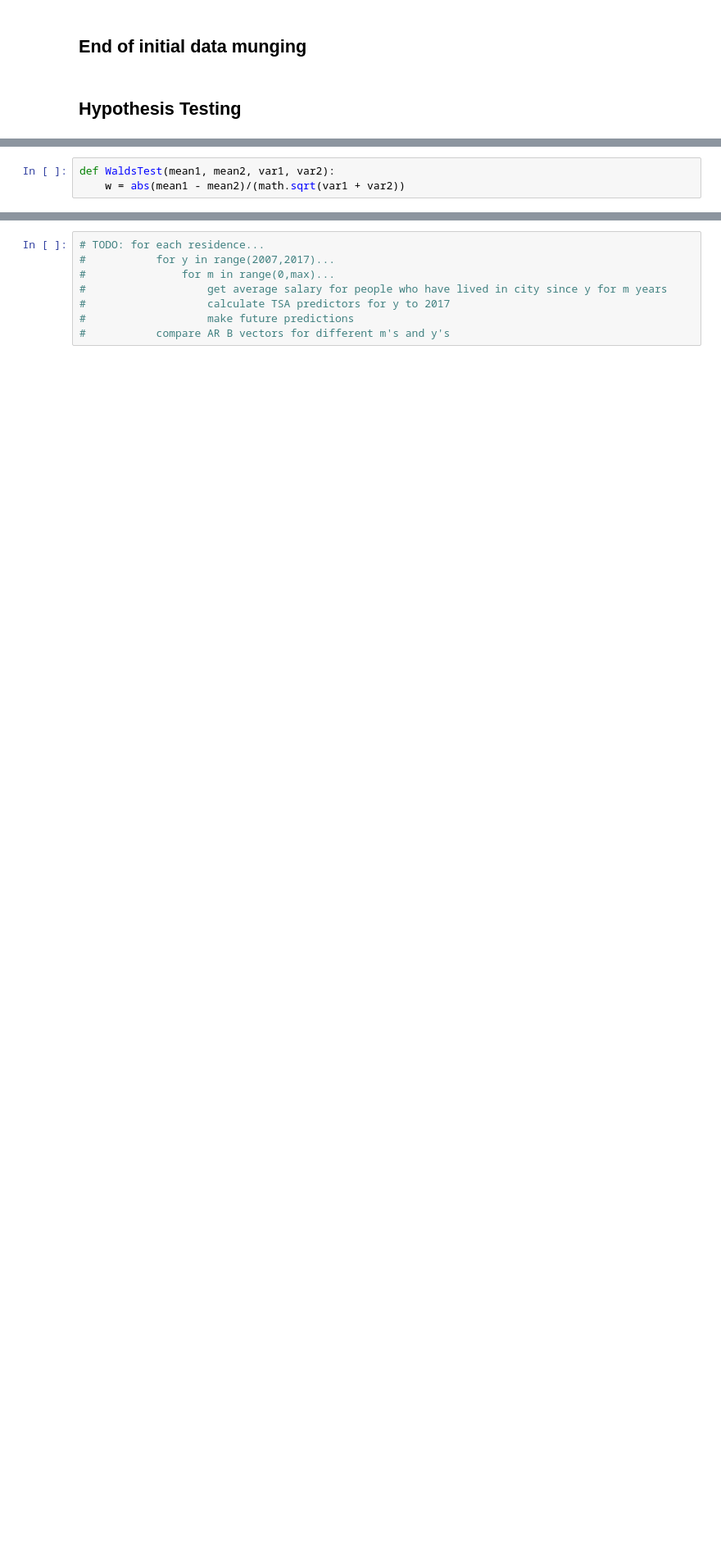
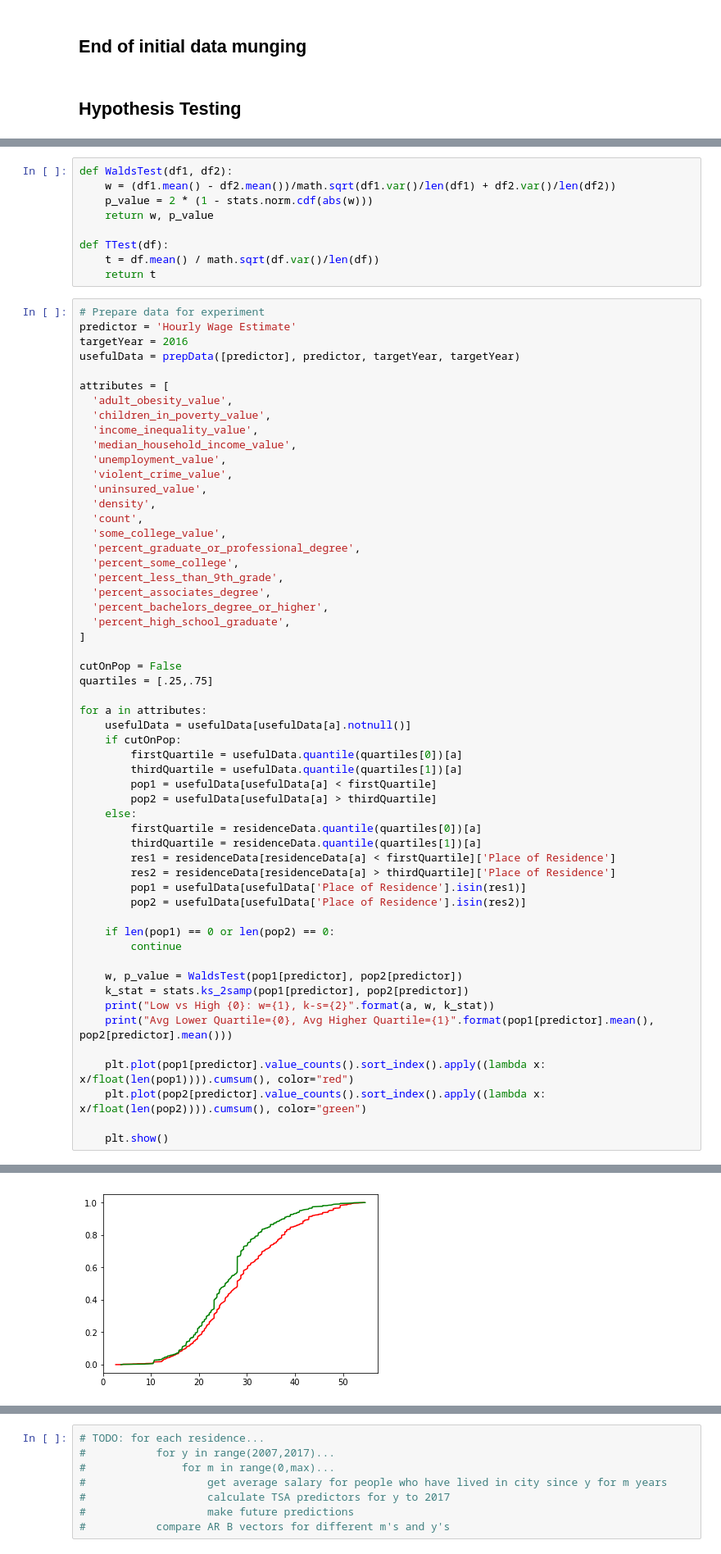
Before and after one commit to iopoi/iowa_state_employee_analysis-, a Jupyter notebook: dataset_explore-Residence.ipynb, the cells around one changed output, grey strips where cells are left out. Shown at 82% size. Drawn from its saved outputs; the diff is of its cells as text; blank space fills up the shorter version.

```diff
--- a/dataset_explore-Residence.ipynb
+++ b/dataset_explore-Residence.ipynb
@@ -212,3 +257,0 @@ print(fullData)
-# %%
-def WaldsTest(mean1, mean2, var1, var2):
-    w = abs(mean1 - mean2)/(math.sqrt(var1 + var2))
@@ -230,0 +379,65 @@ def WaldsTest(mean1, mean2, var1, var2):
+# %%
+def WaldsTest(df1, df2):
+    w = (df1.mean() - df2.mean())/math.sqrt(df1.var()/len(df1) + df2.var()/len(df2))
+    p_value = 2 * (1 - stats.norm.cdf(abs(w)))
+    return w, p_value
+
+def TTest(df):
+    t = df.mean() / math.sqrt(df.var()/len(df))
+    return t
+# %%
+# Prepare data for experiment
+predictor = 'Hourly Wage Estimate'
+targetYear = 2016
+usefulData = prepData([predictor], predictor, targetYear, targetYear)
+
+attributes = [
+  'adult_obesity_value',
+  'children_in_poverty_value',
+  'income_inequality_value',
+  'median_household_income_value',
+  'unemployment_value',
+  'violent_crime_value',
+  'uninsured_value',
+  'density',
+  'count',
+  'some_college_value',
+  'percent_graduate_or_professional_degree',
+  'percent_some_college',
+  'percent_less_than_9th_grade',
+  'percent_associates_degree',
+  'percent_bachelors_degree_or_higher',
+  'percent_high_school_graduate',
+]
+
+cutOnPop = False
+quartiles = [.25,.75]
+
+for a in attributes:
+    usefulData = usefulData[usefulData[a].notnull()]
+    if cutOnPop:
+        firstQuartile = usefulData.quantile(quartiles[0])[a]
+        thirdQuartile = usefulData.quantile(quartiles[1])[a]
+        pop1 = usefulData[usefulData[a] < firstQuartile]
+        pop2 = usefulData[usefulData[a] > thirdQuartile]
+    else:
+        firstQuartile = residenceData.quantile(quartiles[0])[a]
+        thirdQuartile = residenceData.quantile(quartiles[1])[a]
+        res1 = residenceData[residenceData[a] < firstQuartile]['Place of Residence']
+        res2 = residenceData[residenceData[a] > thirdQuartile]['Place of Residence']
+        pop1 = usefulData[usefulData['Place of Residence'].isin(res1)]
+        pop2 = usefulData[usefulData['Place of Residence'].isin(res2)]
+
+    if len(pop1) == 0 or len(pop2) == 0:
+        continue
+
+    w, p_value = WaldsTest(pop1[predictor], pop2[predictor])
+    k_stat = stats.ks_2samp(pop1[predictor], pop2[predictor])
+    print("Low vs High {0}: w={1}, k-s={2}".format(a, w, k_stat))
+    print("Avg Lower Quartile={0}, Avg Higher Quartile={1}".format(pop1[predictor].mean(), pop2[predictor].mean()))
+
+    plt.plot(pop1[predictor].value_counts().sort_index().apply((lambda x: x/float(len(pop1)))).cumsum(), color="red")
+    plt.plot(pop2[predictor].value_counts().sort_index().apply((lambda x: x/float(len(pop2)))).cumsum(), color="green")
+
+    plt.show()
+# %% [output]
@@ -230,0 +446 @@ def WaldsTest(mean1, mean2, var1, var2):
+[figure, added]
```
Also changed, not shown: parts of 36 cells of this notebook.
